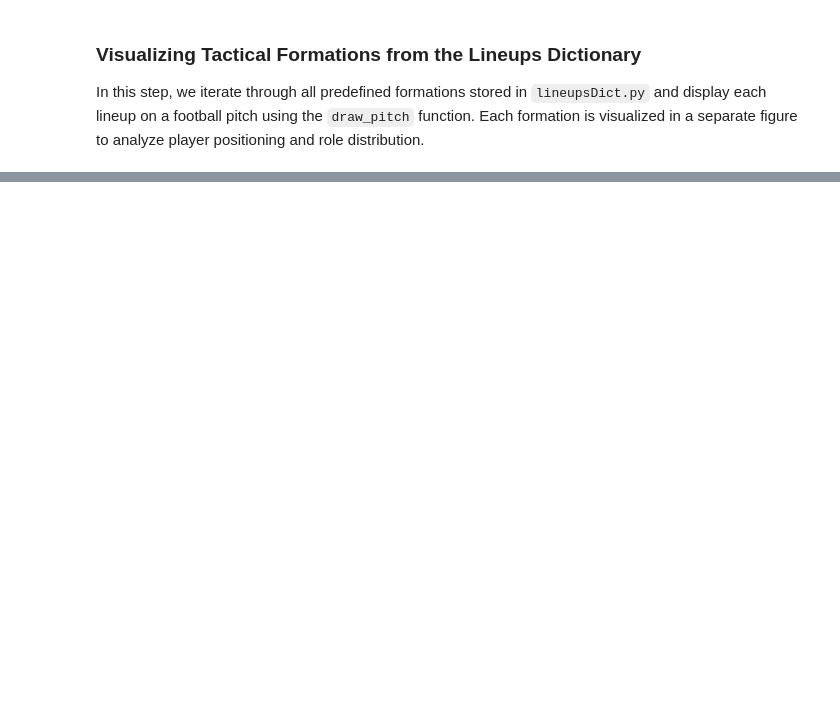
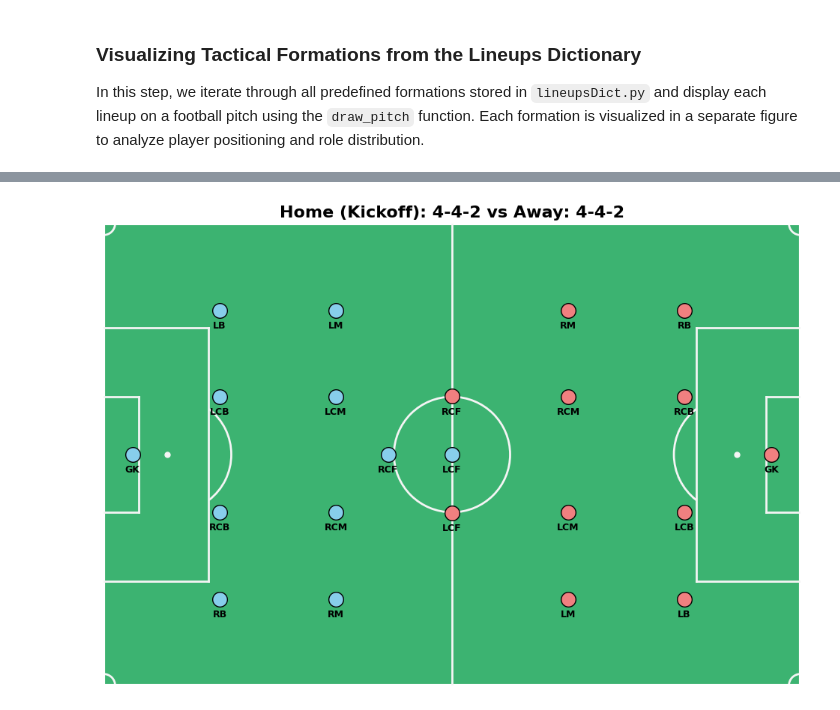
Before and after one commit to adsp-polito/2025-P12-RL-Footbal, a Jupyter notebook: Lineups/LineupsShowdown.ipynb, the cells around one changed output, grey strips where cells are left out. Cells and saved outputs as stored; diff of their text form; code cells hidden in the pictures; blank space fills up the shorter version.

```diff
--- a/Lineups/LineupsShowdown.ipynb
+++ b/Lineups/LineupsShowdown.ipynb
@@ -149,0 +249,27 @@ for formation_code, lineup in formations.items():
+# %%
+# Set formations
+home_formation = "442"
+away_formation = "442"
+
+# Adjust
+home_lineup = adjust_kickoff_lineup(formations[home_formation])
+away_lineup = adjust_non_kickoff_lineup(formations[away_formation])
+
+# Plot
+fig, ax = plt.subplots(figsize=(12, 8))
+draw_pitch(ax)
+
+# Home players
+for player in home_lineup:
+    ax.scatter(player["x"], player["y"], s=200, color="skyblue", edgecolors='black', zorder=3)
+    ax.text(player["x"], player["y"] + 3.5, player["role"], fontsize=9, ha="center", va="bottom", color="black", fontweight="bold")
+
+# Away players
+for player in away_lineup:
+    ax.scatter(player["x"], player["y"], s=200, color="lightcoral", edgecolors='black', zorder=3)
+    ax.text(player["x"], player["y"] + 3.5, player["role"], fontsize=9, ha="center", va="bottom", color="black", fontweight="bold")
+
+plt.title(f"Home (Kickoff): {format_formation(home_formation)} vs Away: {format_formation(away_formation)}", fontsize=16, fontweight="bold")
+plt.show()
+# %% [output]
+[figure, added]
```
Also changed, not shown: parts of 13 cells of this notebook.
